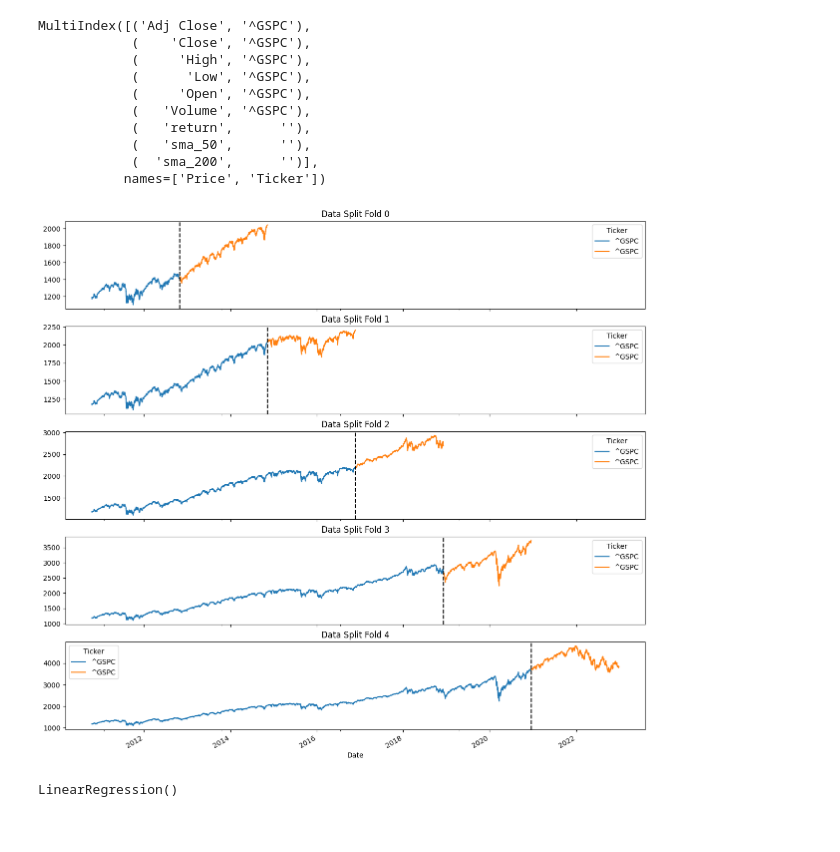
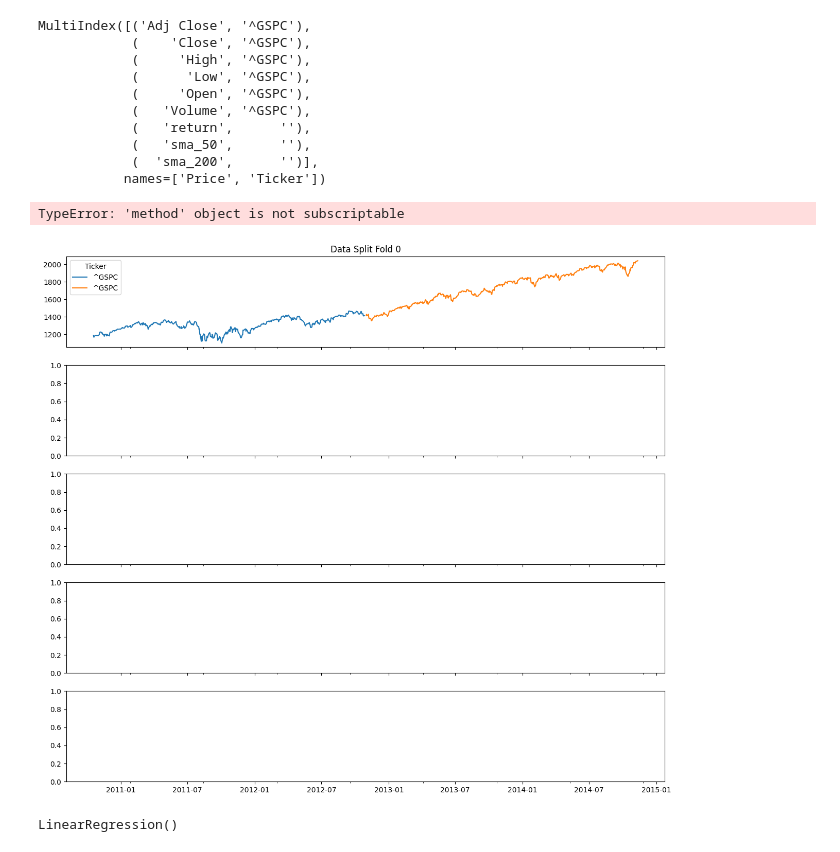
Before and after one commit to akrokosz/BETELGEZA, a Jupyter notebook: jp.ipynb, the cells around one changed output. Drawn from its saved outputs; the diff is of its cells as text; code cells hidden in the pictures.

```diff
--- a/jp.ipynb
+++ b/jp.ipynb
@@ -110,16 +110,23 @@ MultiIndex([('Adj Close', '^GSPC'),
 # %%
 fig, axs = plt.subplots(5, 1, figsize=(15, 15), sharex=True)
 
 fold = 0
 data = data.sort_index()
 for train_idx, val_idx in splitter.split(data):
     train, val = data.iloc[train_idx], data.iloc[val_idx]
+
     train['Close'].plot(ax=axs[fold], label='train_set', title=f'Data Split Fold {fold}')
     val['Close'].plot(ax=axs[fold], label='test_set')
+
+    model.fit(train.drop['Close'], train['Close'] )
+    y_pred=model.predict(val.drop['Close'])
+    y_pred.plot(ax=axs[fold], label='predictions')
+
     axs[fold].axvline(val.index.min(), color='black', ls='--')
     fold += 1
 # %% [output]
+TypeError: 'method' object is not subscriptable
-[figure, old version]
+[figure, new version]
 # %%
 model.fit(X_train, y_train)
 # %% [output]
```
Also changed, not shown: parts of 1 cell of this notebook.
